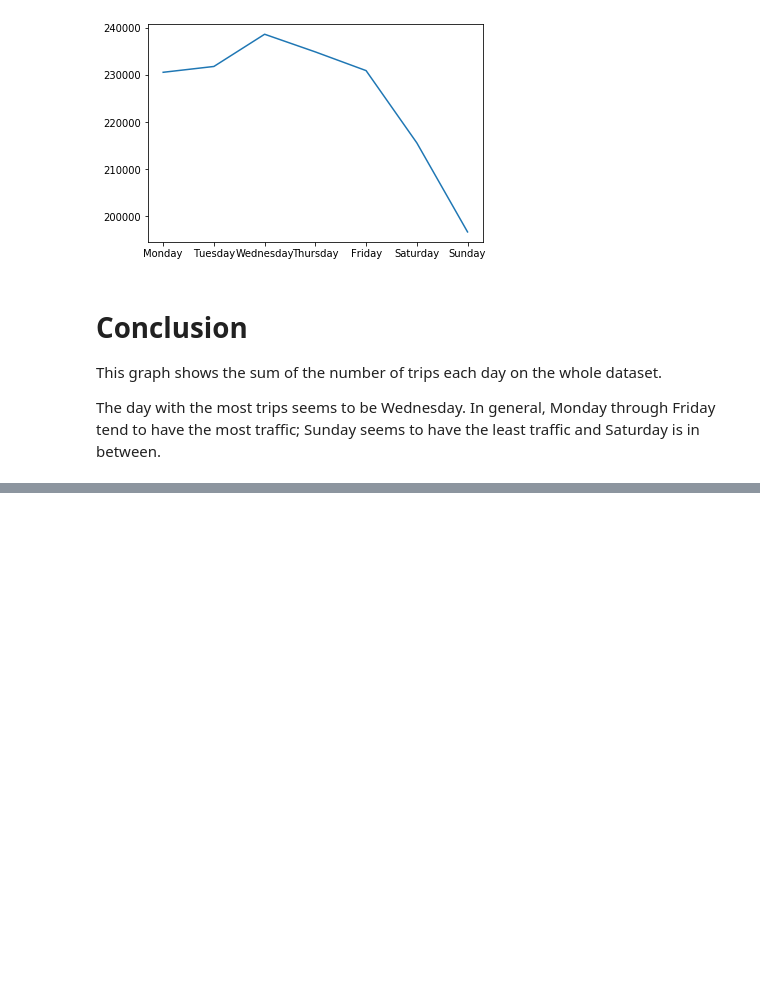
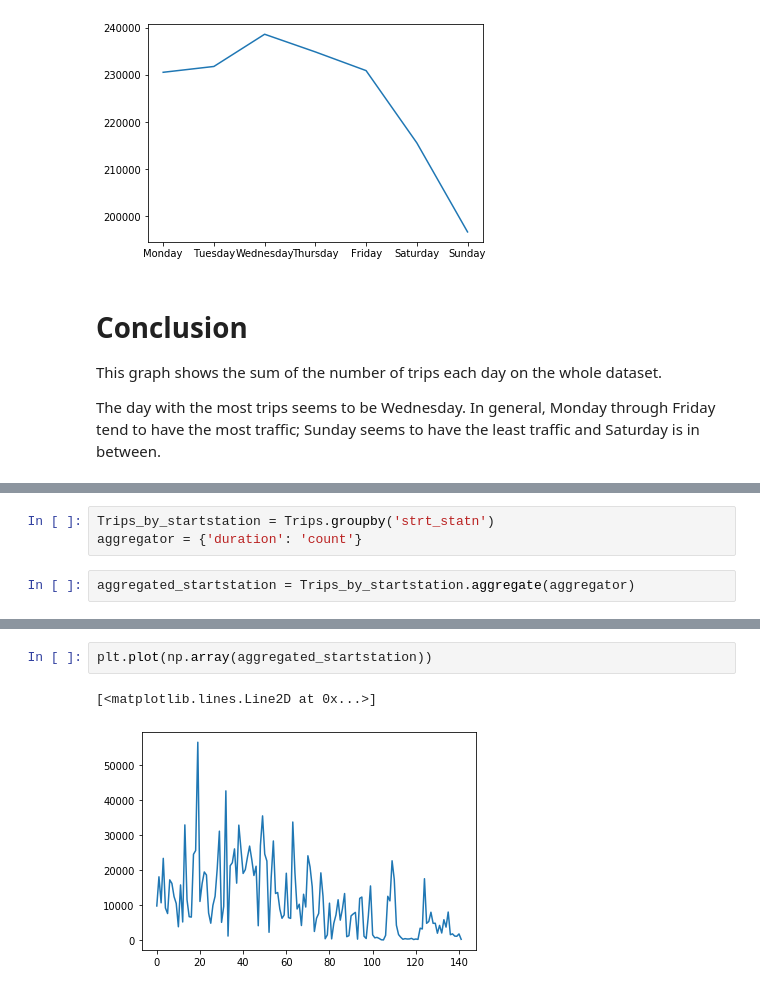
Before and after one commit to jisanos/Hubway-Data-Visualization-Challenge, a Jupyter notebook: Exam_Script.ipynb, the cells around one changed output, grey strips where cells are left out. Drawn from its saved outputs; the diff is of its cells as text; blank space fills up the shorter version.

Commit message:
Found the most popular stations by means of trip counts

```diff
--- a/Exam_Script.ipynb
+++ b/Exam_Script.ipynb
@@ -234,0 +256,5 @@ In general, Monday through Friday tend to have the most traffic; Sunday seems to
+# %%
+Trips_by_startstation = Trips.groupby('strt_statn')
+aggregator = {'duration': 'count'}
+# %%
+aggregated_startstation = Trips_by_startstation.aggregate(aggregator)
@@ -234,0 +296,5 @@ In general, Monday through Friday tend to have the most traffic; Sunday seems to
+# %%
+plt.plot(np.array(aggregated_startstation))
+# %% [output]
+[<matplotlib.lines.Line2D at 0x...>]
+[figure, added]
```
Also changed, not shown: parts of 6 cells of this notebook.
